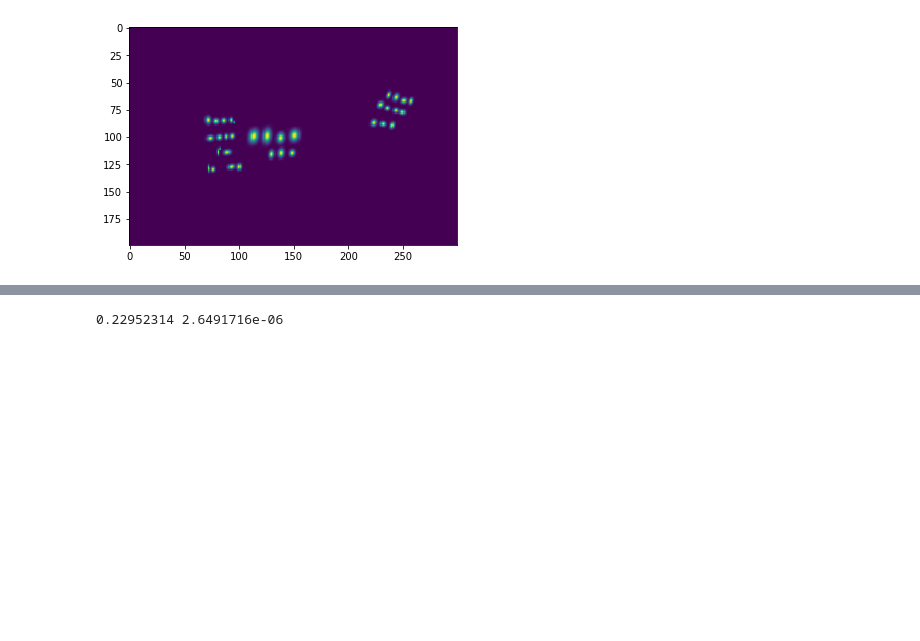
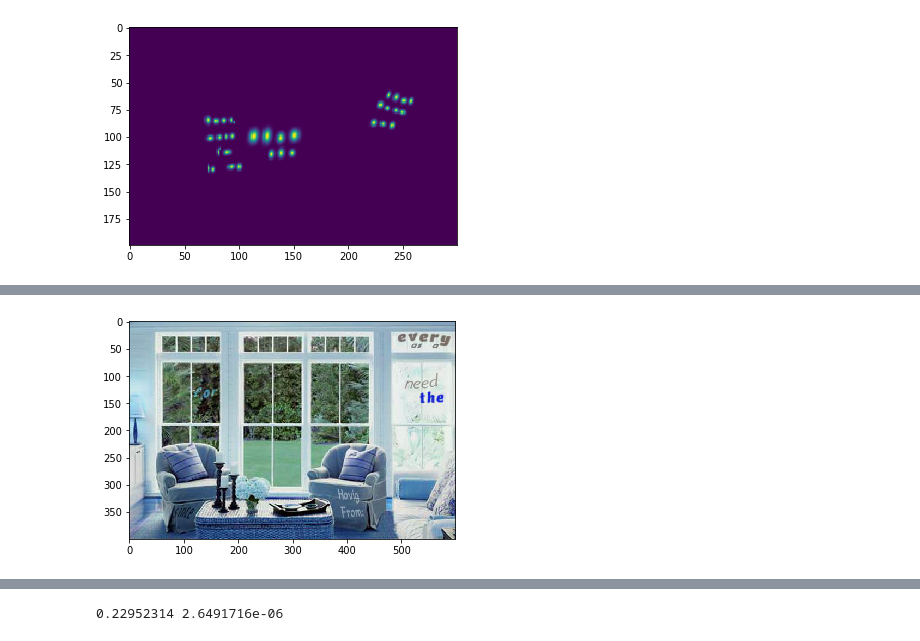
Before and after one commit to aerjayc/asstr, a Jupyter notebook: train_detector.ipynb, the cells around one changed output, grey strips where cells are left out. Saved outputs shown, nothing was run; the diff lists cells and outputs as text; code cells hidden in the pictures; blank space fills up the shorter version.

```diff
--- a/train_detector.ipynb
+++ b/train_detector.ipynb
@@ -327,3 +347,12 @@ for img, gt in dataloader:
+# %%
+img, gt = None, None
+for img, gt in dataloader:
+    image = img[0].permute(1,2,0).cpu().numpy()
+    image.shape
+    plt.imshow(image)
+    break
+# %% [output]
+[figure, added]
 # %%
 print("input shape: ", end="")
 print(img.shape)
```
Also changed, not shown: parts of 17 cells of this notebook.
